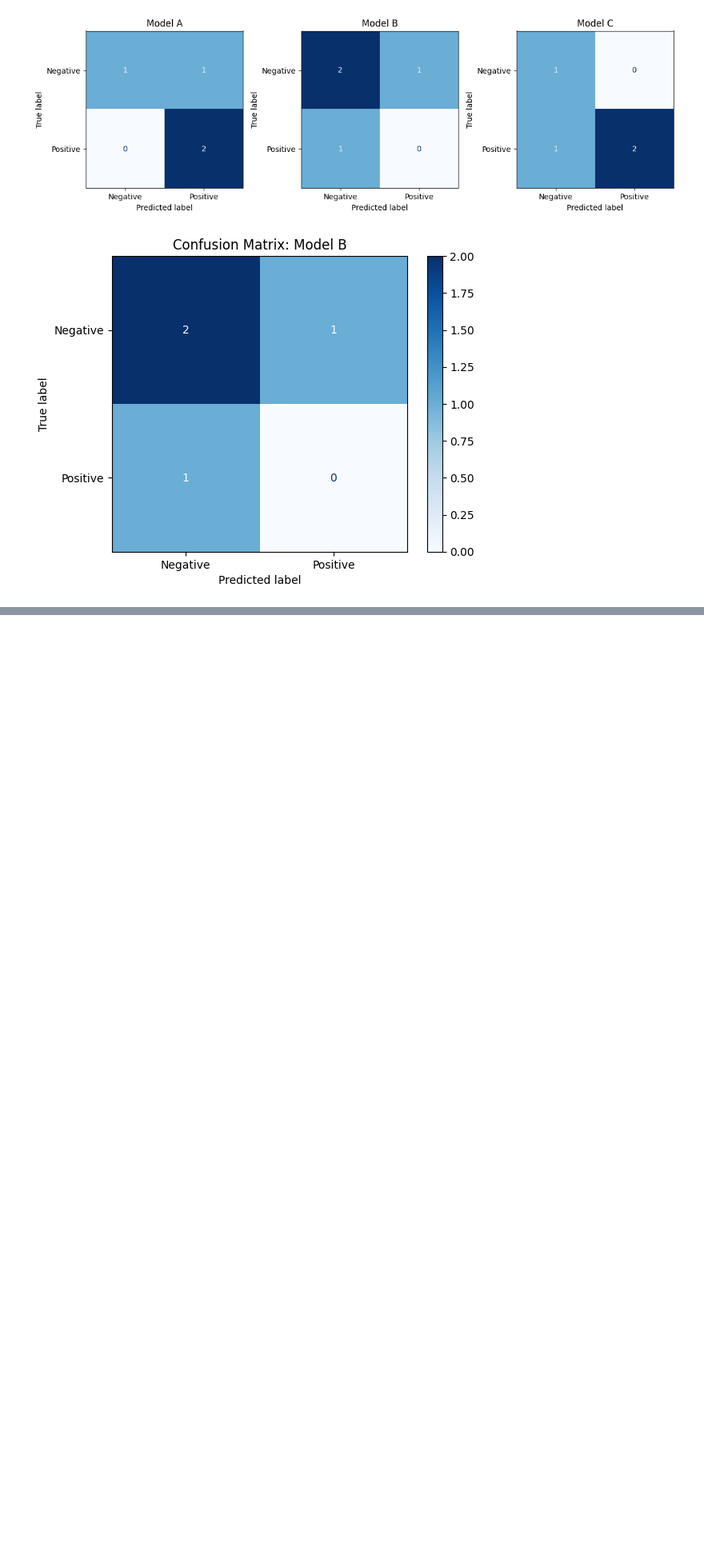
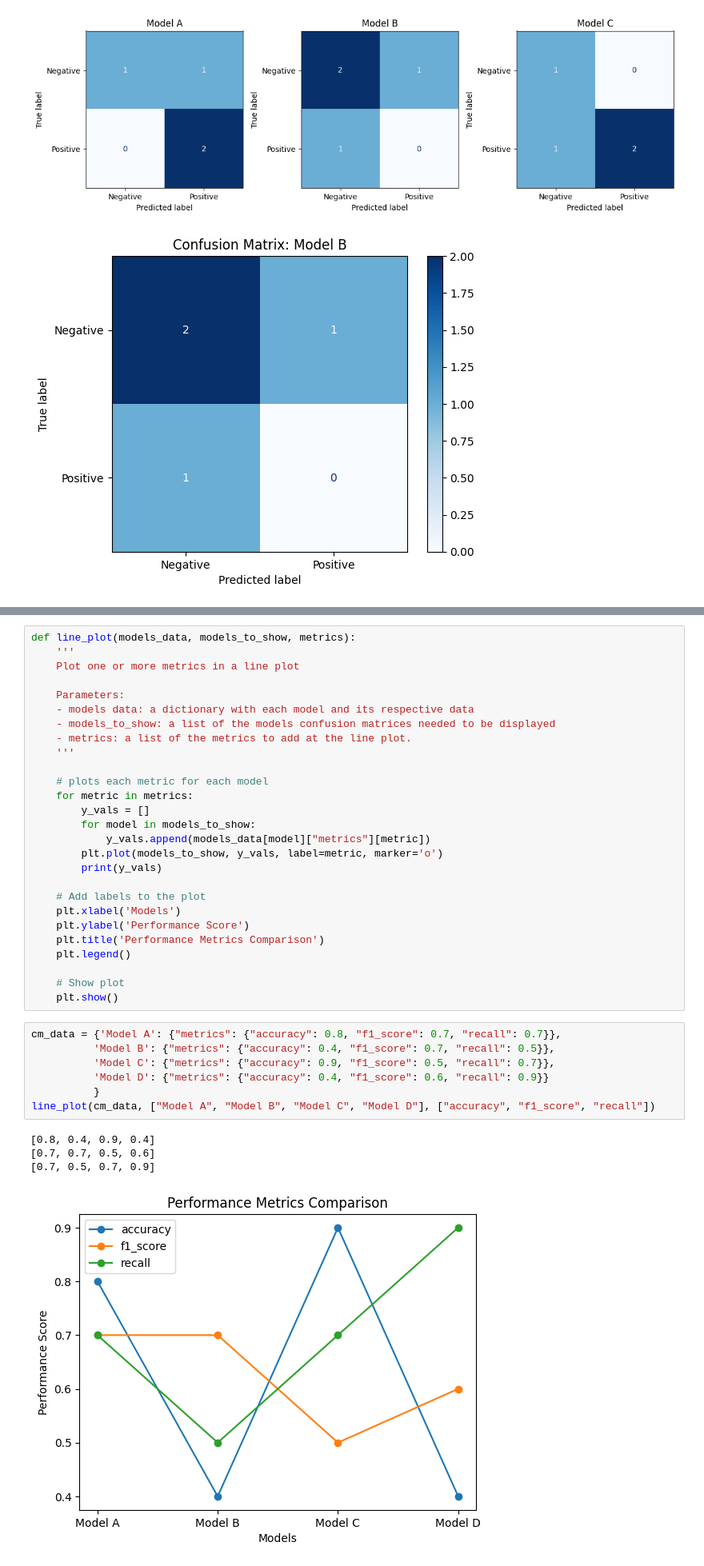
Before and after one commit to mayramtv/cnn-for-mammograms, a Jupyter notebook: Untitled.ipynb, the cells around one changed output, grey strips where cells are left out. Shown: that part at 80% size. Cells and saved outputs as stored; diff of their text form; blank space fills up the shorter version.

```diff
--- a/Untitled.ipynb
+++ b/Untitled.ipynb
@@ -102,0 +203,39 @@ plot_model_confusion_matrices(models_data, class_names, show_only_one=True, inde
+# %%
+def line_plot(models_data, models_to_show, metrics):
+    '''
+    Plot one or more metrics in a line plot
+
+    Parameters:
+    - models data: a dictionary with each model and its respective data
+    - models_to_show: a list of the models confusion matrices needed to be displayed
+    - metrics: a list of the metrics to add at the line plot.
+    '''
+
+    # plots each metric for each model
+    for metric in metrics:
+        y_vals = []
+        for model in models_to_show:
+            y_vals.append(models_data[model]["metrics"][metric])
+        plt.plot(models_to_show, y_vals, label=metric, marker='o')
+        print(y_vals)
+
+    # Add labels to the plot
+    plt.xlabel('Models')
+    plt.ylabel('Performance Score')
+    plt.title('Performance Metrics Comparison')
+    plt.legend()
+
+    # Show plot
+    plt.show()
+# %%
+cm_data = {'Model A': {"metrics": {"accuracy": 0.8, "f1_score": 0.7, "recall": 0.7}},
+          'Model B': {"metrics": {"accuracy": 0.4, "f1_score": 0.7, "recall": 0.5}},
+          'Model C': {"metrics": {"accuracy": 0.9, "f1_score": 0.5, "recall": 0.7}},
+          'Model D': {"metrics": {"accuracy": 0.4, "f1_score": 0.6, "recall": 0.9}}
+          }
+line_plot(cm_data, ["Model A", "Model B", "Model C", "Model D"], ["accuracy", "f1_score", "recall"])
+# %% [output]
+[0.8, 0.4, 0.9, 0.4]
+[0.7, 0.7, 0.5, 0.6]
+[0.7, 0.5, 0.7, 0.9]
+[figure, added]
```
Also changed, not shown: parts of 13 cells of this notebook, 1 other file.
